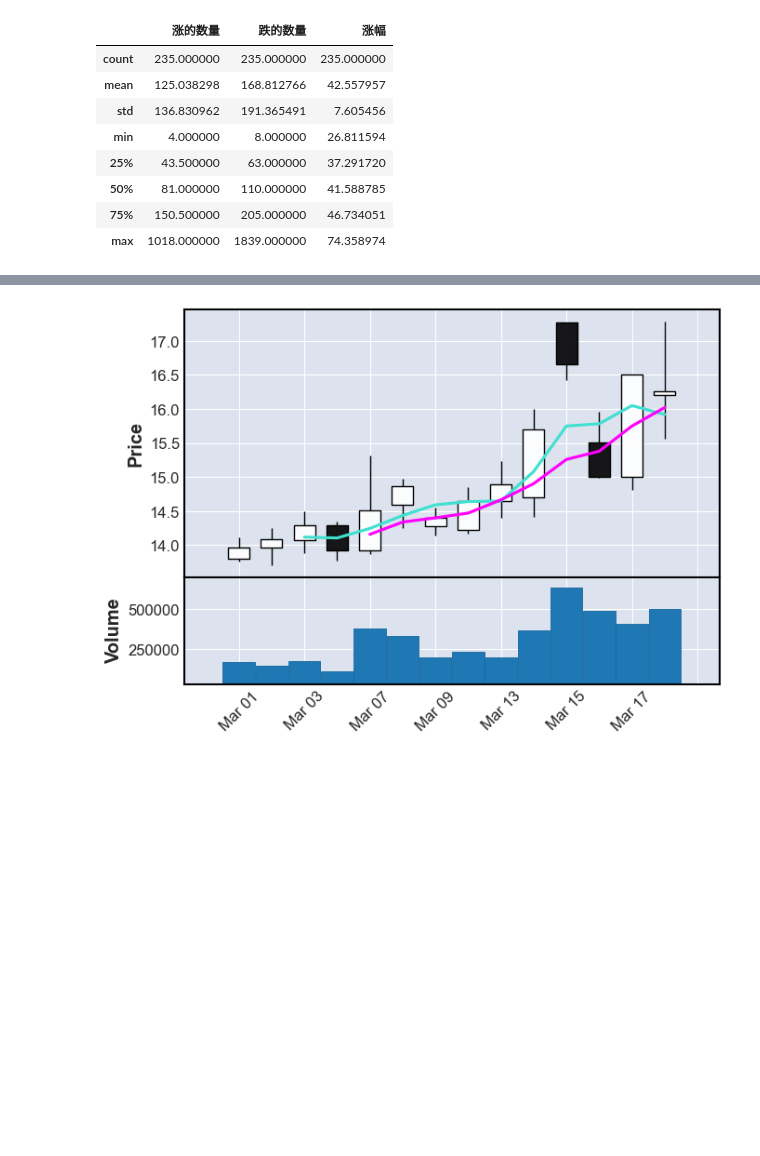
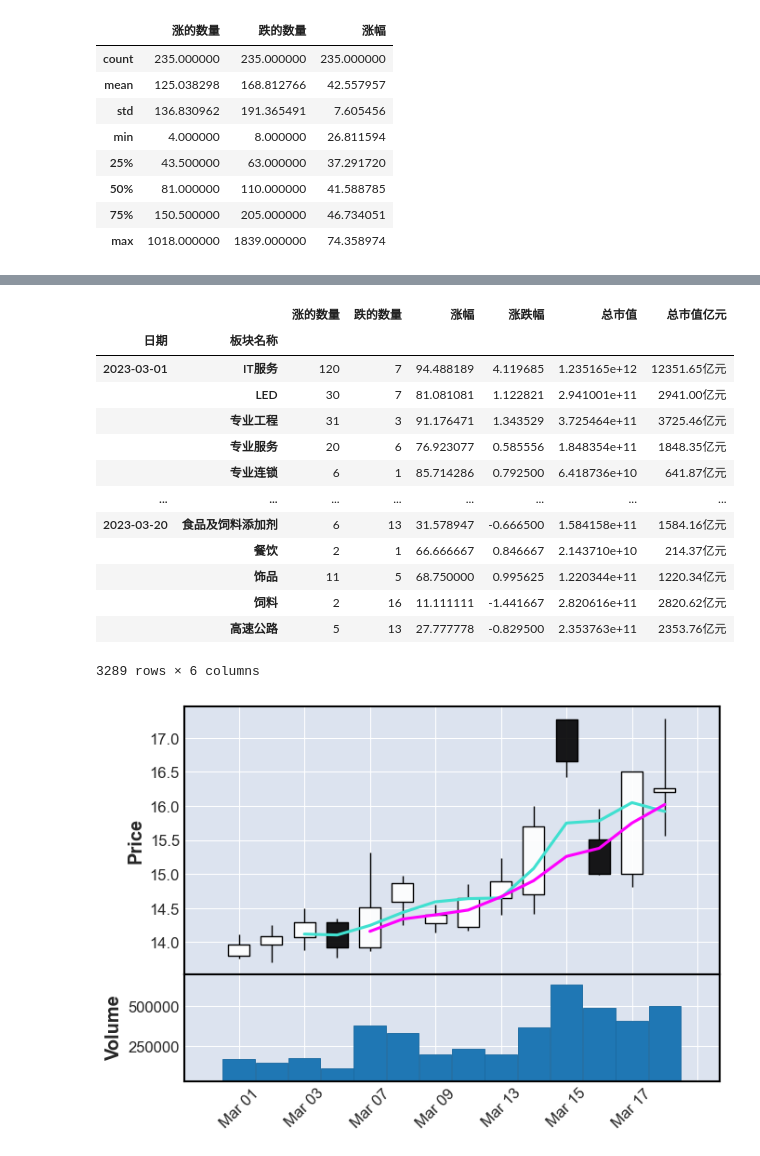
Before and after one commit to minikiller/streamlit-project, a Jupyter notebook: example/for_main.ipynb, the cells around one changed output, grey strips where cells are left out. Cells and saved outputs as stored; diff of their text form; code cells hidden in the pictures; blank space fills up the shorter version.

Commit message:
format

```diff
--- a/example/for_main.ipynb
+++ b/example/for_main.ipynb
@@ -145,6 +145,27 @@ df.head()
 | 2023-03-03 | 21.89 | 21.27 | 22.18 | 21.12 | 57008 | 122635566.0 | 4.88 | -2.12 | -0.46 | 1.75 | 300119 | ... |
 | 2023-03-06 | 21.30 | 21.73 | 21.89 | 21.17 | 49037 | 106350983.0 | 3.39 | 2.16 | 0.46 | 1.50 | 300119 | ... |
 | 2023-03-07 | 21.82 | 21.27 | 22.22 | 21.17 | 41433 | 89342602.0 | 4.83 | -2.12 | -0.46 | 1.27 | 300119 | ... |
+# %%
+# 将Salary列格式化为亿元
+joined_df['总市值亿元'] = joined_df['总市值'].apply(
+    lambda x: '{:.2f}亿元'.format(x/100000000))
+# %%
+joined_df
+# %% [output]
+|  |  | 涨的数量 | 跌的数量 | 涨幅 | 涨跌幅 | 总市值 | 总市值亿元 |
+| 日期 | 板块名称 |  |  |  |  |  |  |
+| 2023-03-01 | IT服务 | 120 | 7 | 94.488189 | 4.119685 | 1.235165e+12 | 12351.65亿元 |
+|  | LED | 30 | 7 | 81.081081 | 1.122821 | 2.941001e+11 | 2941.00亿元 |
+|  | 专业工程 | 31 | 3 | 91.176471 | 1.343529 | 3.725464e+11 | 3725.46亿元 |
+|  | 专业服务 | 20 | 6 | 76.923077 | 0.585556 | 1.848354e+11 | 1848.35亿元 |
+|  | 专业连锁 | 6 | 1 | 85.714286 | 0.792500 | 6.418736e+10 | 641.87亿元 |
+| ... | ... | ... | ... | ... | ... | ... | ... |
+| 2023-03-20 | 食品及饲料添加剂 | 6 | 13 | 31.578947 | -0.666500 | 1.584158e+11 | 1584.16亿元 |
+|  | 餐饮 | 2 | 1 | 66.666667 | 0.846667 | 2.143710e+10 | 214.37亿元 |
+|  | 饰品 | 11 | 5 | 68.750000 | 0.995625 | 1.220344e+11 | 1220.34亿元 |
+|  | 饲料 | 2 | 16 | 11.111111 | -1.441667 | 2.820616e+11 | 2820.62亿元 |
+|  | 高速公路 | 5 | 13 | 27.777778 | -0.829500 | 2.353763e+11 | 2353.76亿元 |
+3289 rows × 6 columns
 # %%
 import plotly.graph_objects as go
 data=df[df["股票代码"]=="002771"]
```
Also changed, not shown: 1 other file.
